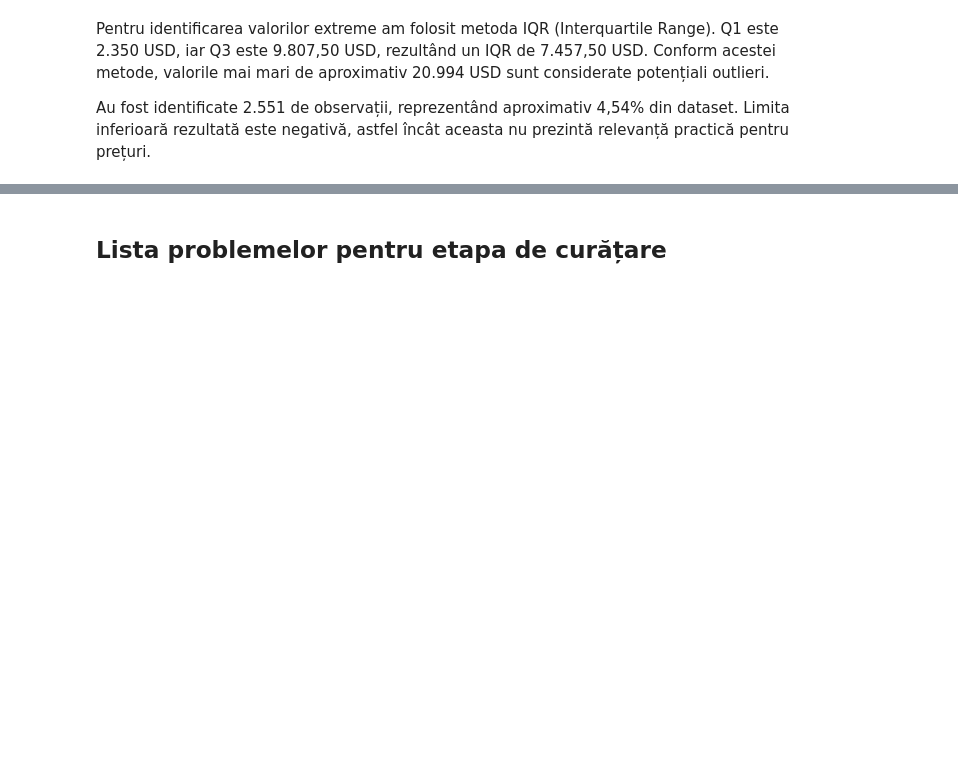
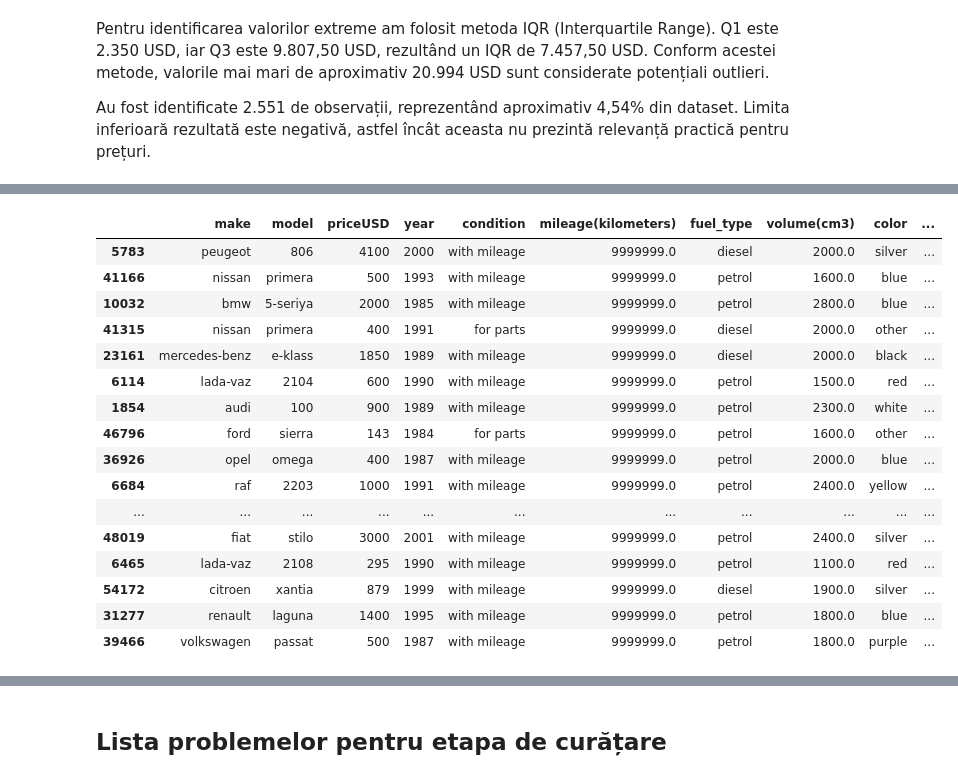
Before and after one commit to adamoana95/car-price-prediction, a Jupyter notebook: notebooks/01_eda.ipynb, the cells around one changed output, grey strips where cells are left out. Drawn from its saved outputs; the diff is of its cells as text; code cells hidden in the pictures; blank space fills up the shorter version.

```diff
--- a/notebooks/01_eda.ipynb
+++ b/notebooks/01_eda.ipynb
@@ -340,0 +431,20 @@ Au fost identificate 2.551 de observații, reprezentând aproximativ 4,54% din d
+# %%
+df.sort_values("mileage(kilometers)", ascending=False).head(20)
+# %% [output]
+|  | make | model | priceUSD | year | condition | mileage(kilometers) | fuel_type | volume(cm3) | color | ... |
+| 5783 | peugeot | 806 | 4100 | 2000 | with mileage | 9999999.0 | diesel | 2000.0 | silver | ... |
+| 41166 | nissan | primera | 500 | 1993 | with mileage | 9999999.0 | petrol | 1600.0 | blue | ... |
+| 10032 | bmw | 5-seriya | 2000 | 1985 | with mileage | 9999999.0 | petrol | 2800.0 | blue | ... |
+| 41315 | nissan | primera | 400 | 1991 | for parts | 9999999.0 | diesel | 2000.0 | other | ... |
+| 23161 | mercedes-benz | e-klass | 1850 | 1989 | with mileage | 9999999.0 | diesel | 2000.0 | black | ... |
+| 6114 | lada-vaz | 2104 | 600 | 1990 | with mileage | 9999999.0 | petrol | 1500.0 | red | ... |
+| 1854 | audi | 100 | 900 | 1989 | with mileage | 9999999.0 | petrol | 2300.0 | white | ... |
+| 46796 | ford | sierra | 143 | 1984 | for parts | 9999999.0 | petrol | 1600.0 | other | ... |
+| 36926 | opel | omega | 400 | 1987 | with mileage | 9999999.0 | petrol | 2000.0 | blue | ... |
+| 6684 | raf | 2203 | 1000 | 1991 | with mileage | 9999999.0 | petrol | 2400.0 | yellow | ... |
+| ... | ... | ... | ... | ... | ... | ... | ... | ... | ... | ... |
+| 48019 | fiat | stilo | 3000 | 2001 | with mileage | 9999999.0 | petrol | 2400.0 | silver | ... |
+| 6465 | lada-vaz | 2108 | 295 | 1990 | with mileage | 9999999.0 | petrol | 1100.0 | red | ... |
+| 54172 | citroen | xantia | 879 | 1999 | with mileage | 9999999.0 | diesel | 1900.0 | silver | ... |
+| 31277 | renault | laguna | 1400 | 1995 | with mileage | 9999999.0 | petrol | 1800.0 | blue | ... |
+| 39466 | volkswagen | passat | 500 | 1987 | with mileage | 9999999.0 | petrol | 1800.0 | purple | ... |
```
Also changed, not shown: parts of 24 cells of this notebook.
